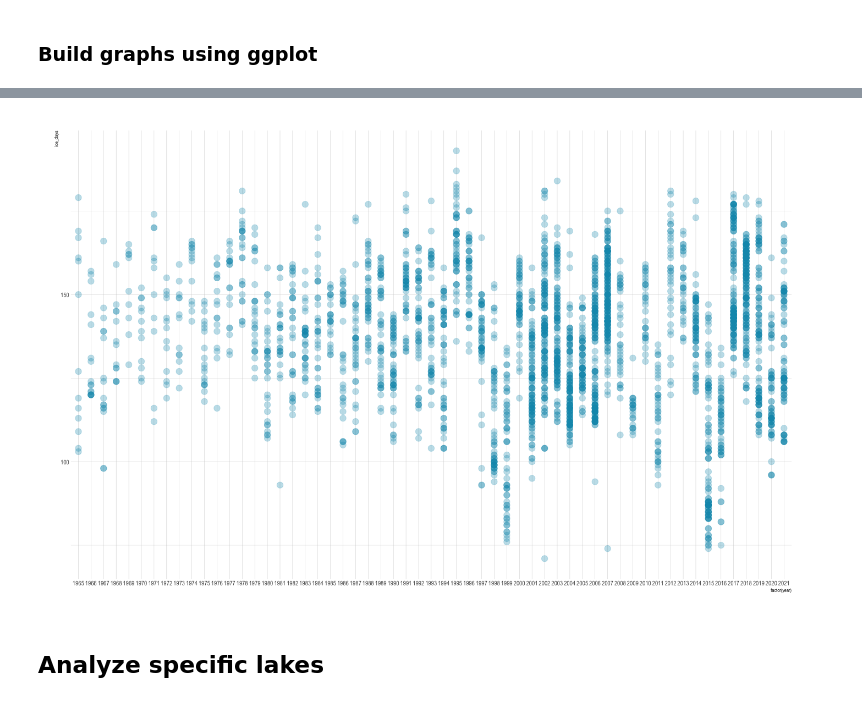
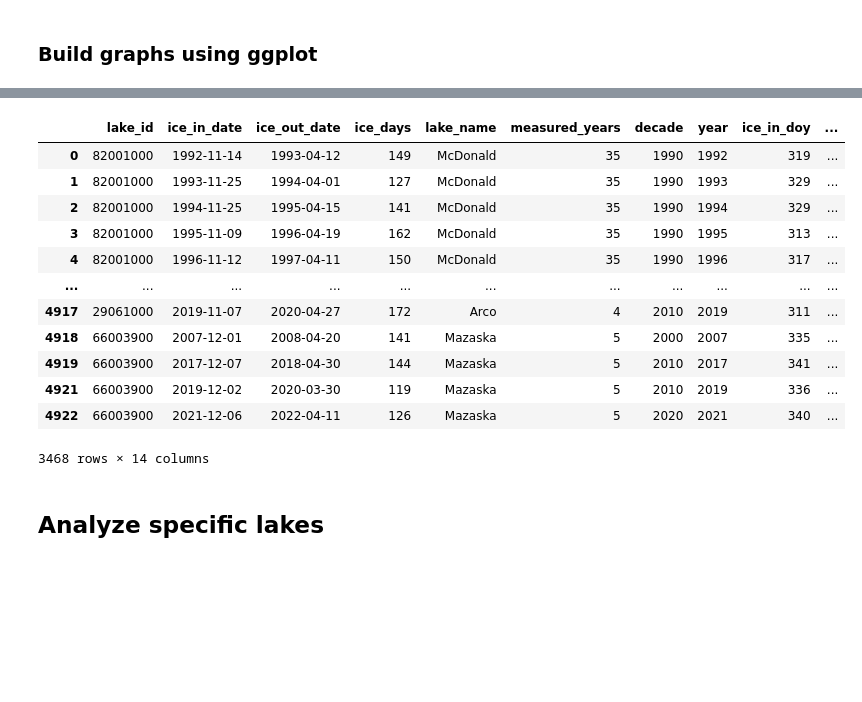
Before and after one commit to junekim6/minnesota-lakes, a Jupyter notebook: data/ice_coverage.ipynb, the cells around one changed output, grey strips where cells are left out. Saved outputs shown, nothing was run; the diff lists cells and outputs as text; code cells hidden in the pictures; blank space fills up the shorter version.

```diff
--- a/data/ice_coverage.ipynb
+++ b/data/ice_coverage.ipynb
@@ -228,20 +216,19 @@ ggplot(df %>% filter(df$decade >1930), aes(x = ice_days, y = decade)) +
-# %%
-%%R -i df -w 1400 -h 900
-
-df <- df %>% filter(df$year >1964)
-
-ggplot(df, aes(x = ice_days, y = factor(year))) +
-  geom_point(size=5, alpha = 0.3, position = position_dodge(width = 0.5), color='#0D98BA') +
-  scale_color_viridis(discrete = TRUE) +
-  theme_ipsum() +
-  theme(
-    legend.position = "none",
-    panel.spacing = unit(0.1, "lines"),
-    strip.text.x = element_text(size = 8)
-  ) +
-  coord_flip()
-# %% [output]
-[figure, removed]
+# %%
+df
+# %% [output]
+|  | lake_id | ice_in_date | ice_out_date | ice_days | lake_name | measured_years | decade | year | ice_in_doy | ... |
+| 0 | 82001000 | 1992-11-14 | 1993-04-12 | 149 | McDonald | 35 | 1990 | 1992 | 319 | ... |
+| 1 | 82001000 | 1993-11-25 | 1994-04-01 | 127 | McDonald | 35 | 1990 | 1993 | 329 | ... |
+| 2 | 82001000 | 1994-11-25 | 1995-04-15 | 141 | McDonald | 35 | 1990 | 1994 | 329 | ... |
+| 3 | 82001000 | 1995-11-09 | 1996-04-19 | 162 | McDonald | 35 | 1990 | 1995 | 313 | ... |
+| 4 | 82001000 | 1996-11-12 | 1997-04-11 | 150 | McDonald | 35 | 1990 | 1996 | 317 | ... |
+| ... | ... | ... | ... | ... | ... | ... | ... | ... | ... | ... |
+| 4917 | 29061000 | 2019-11-07 | 2020-04-27 | 172 | Arco | 4 | 2010 | 2019 | 311 | ... |
+| 4918 | 66003900 | 2007-12-01 | 2008-04-20 | 141 | Mazaska | 5 | 2000 | 2007 | 335 | ... |
+| 4919 | 66003900 | 2017-12-07 | 2018-04-30 | 144 | Mazaska | 5 | 2010 | 2017 | 341 | ... |
+| 4921 | 66003900 | 2019-12-02 | 2020-03-30 | 119 | Mazaska | 5 | 2010 | 2019 | 336 | ... |
+| 4922 | 66003900 | 2021-12-06 | 2022-04-11 | 126 | Mazaska | 5 | 2020 | 2021 | 340 | ... |
+3468 rows × 14 columns
 # %% [markdown]
 ## Analyze specific lakes
 # %% [markdown]
```
Also changed, not shown: parts of 4 cells of this notebook, 3 other files.
